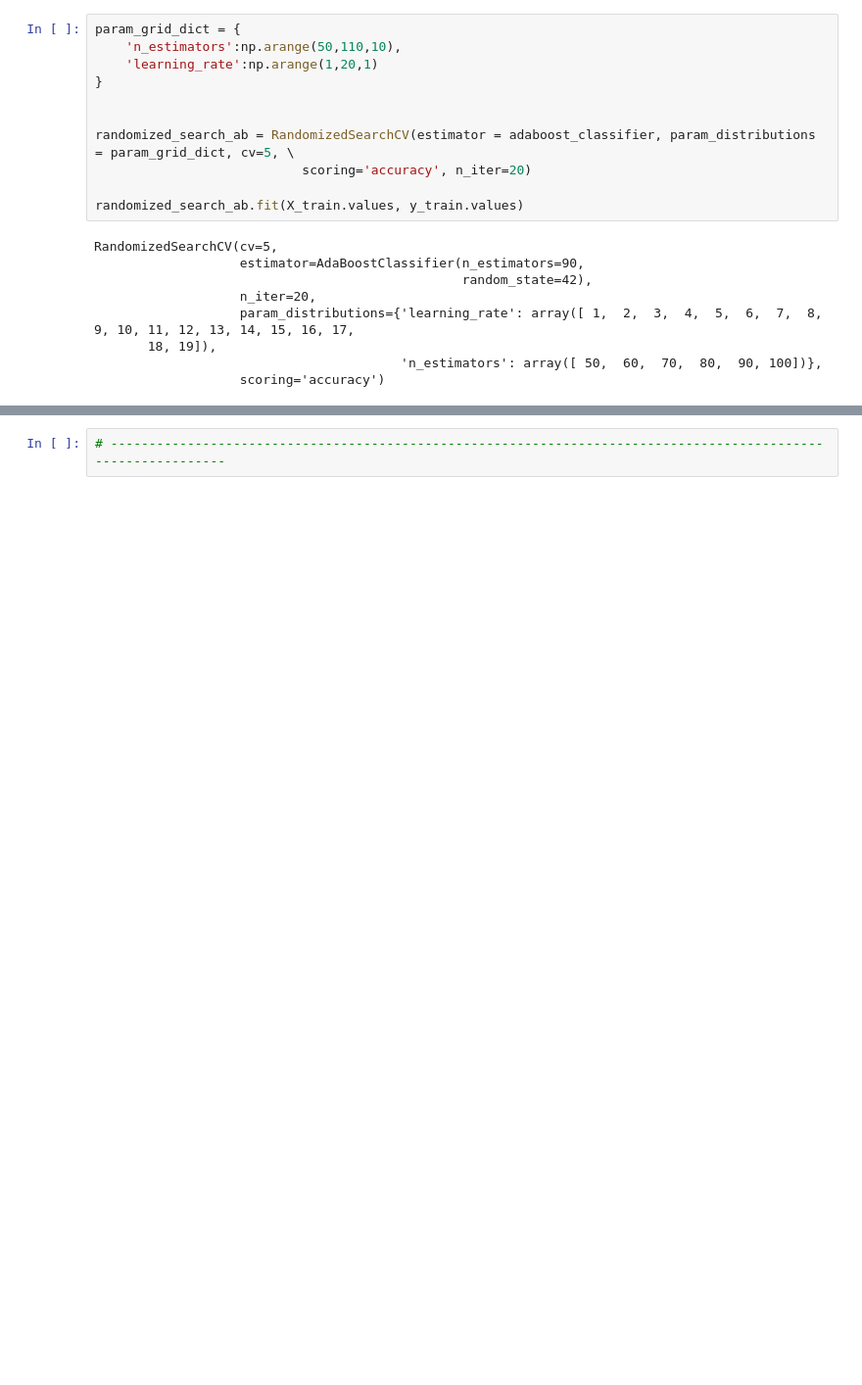
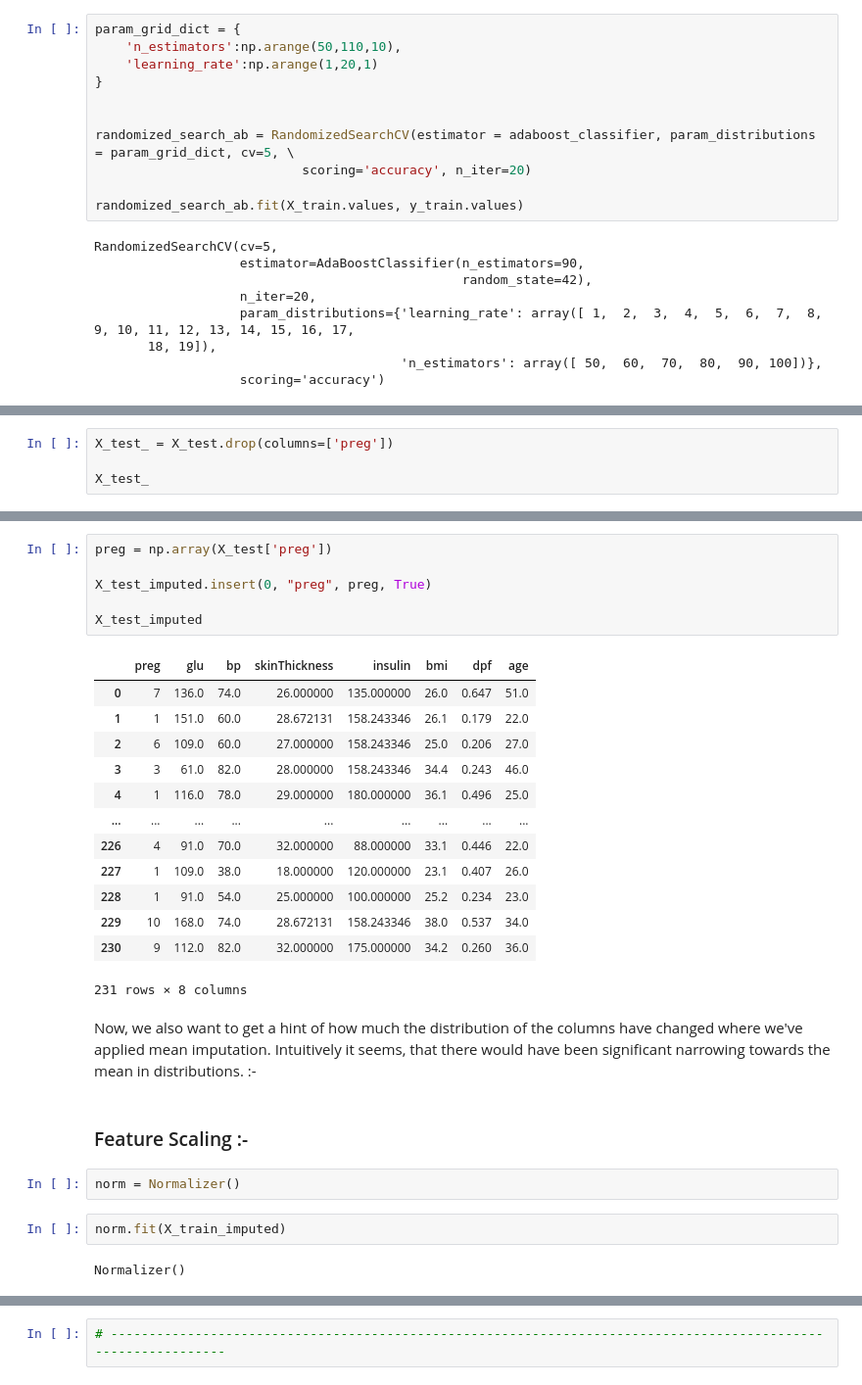
Before and after one commit to Patel27-S/Diabetes-Prediction---Data-Mining, a Jupyter notebook: DiabetesPrediction.ipynb, the cells around one changed output, grey strips where cells are left out. Shown: that part at 98% size. Cells and saved outputs as stored; diff of their text form; blank space fills up the shorter version.

```diff
--- a/DiabetesPrediction.ipynb
+++ b/DiabetesPrediction.ipynb
@@ -964,0 +1002,4 @@ warnings.filterwarnings('ignore')
+# %%
+X_test_ = X_test.drop(columns=['preg'])
+
+X_test_
@@ -964,0 +1150,30 @@ warnings.filterwarnings('ignore')
+# %%
+preg = np.array(X_test['preg'])
+
+X_test_imputed.insert(0, "preg", preg, True)
+
+X_test_imputed
+# %% [output]
+|  | preg | glu | bp | skinThickness | insulin | bmi | dpf | age |
+| 0 | 7 | 136.0 | 74.0 | 26.000000 | 135.000000 | 26.0 | 0.647 | 51.0 |
+| 1 | 1 | 151.0 | 60.0 | 28.672131 | 158.243346 | 26.1 | 0.179 | 22.0 |
+| 2 | 6 | 109.0 | 60.0 | 27.000000 | 158.243346 | 25.0 | 0.206 | 27.0 |
+| 3 | 3 | 61.0 | 82.0 | 28.000000 | 158.243346 | 34.4 | 0.243 | 46.0 |
+| 4 | 1 | 116.0 | 78.0 | 29.000000 | 180.000000 | 36.1 | 0.496 | 25.0 |
+| ... | ... | ... | ... | ... | ... | ... | ... | ... |
+| 226 | 4 | 91.0 | 70.0 | 32.000000 | 88.000000 | 33.1 | 0.446 | 22.0 |
+| 227 | 1 | 109.0 | 38.0 | 18.000000 | 120.000000 | 23.1 | 0.407 | 26.0 |
+| 228 | 1 | 91.0 | 54.0 | 25.000000 | 100.000000 | 25.2 | 0.234 | 23.0 |
+| 229 | 10 | 168.0 | 74.0 | 28.672131 | 158.243346 | 38.0 | 0.537 | 34.0 |
+| 230 | 9 | 112.0 | 82.0 | 32.000000 | 175.000000 | 34.2 | 0.260 | 36.0 |
+231 rows × 8 columns
+# %% [markdown]
+Now, we also want to get a hint of how much the distribution of the columns have changed where we've applied mean imputation. Intuitively it seems, that there would have been significant narrowing towards the mean in distributions. :-
+# %% [markdown]
+### Feature Scaling :-
+# %%
+norm = Normalizer()
+# %%
+norm.fit(X_train_imputed)
+# %% [output]
+Normalizer()
```
Also changed, not shown: parts of 44 cells of this notebook.
